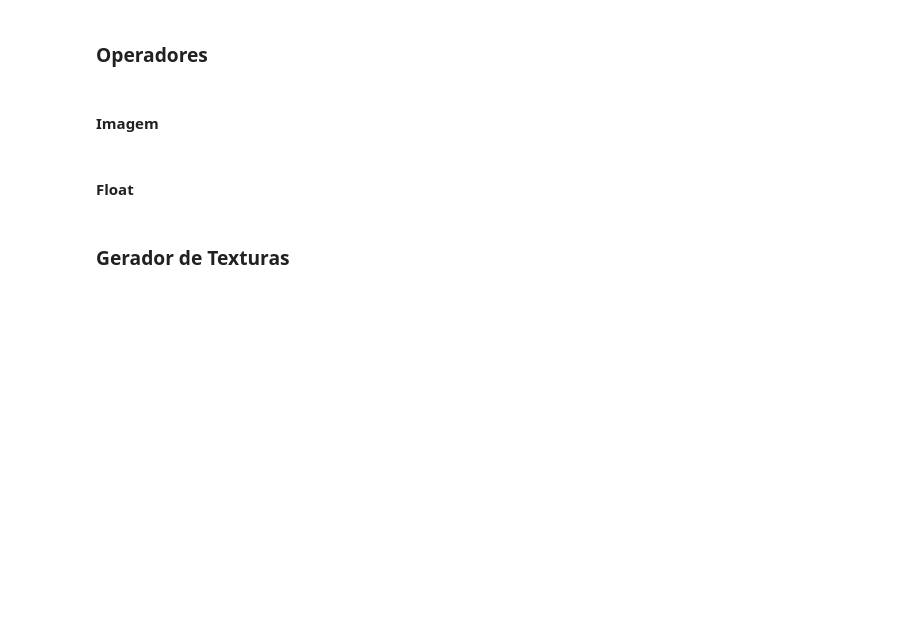
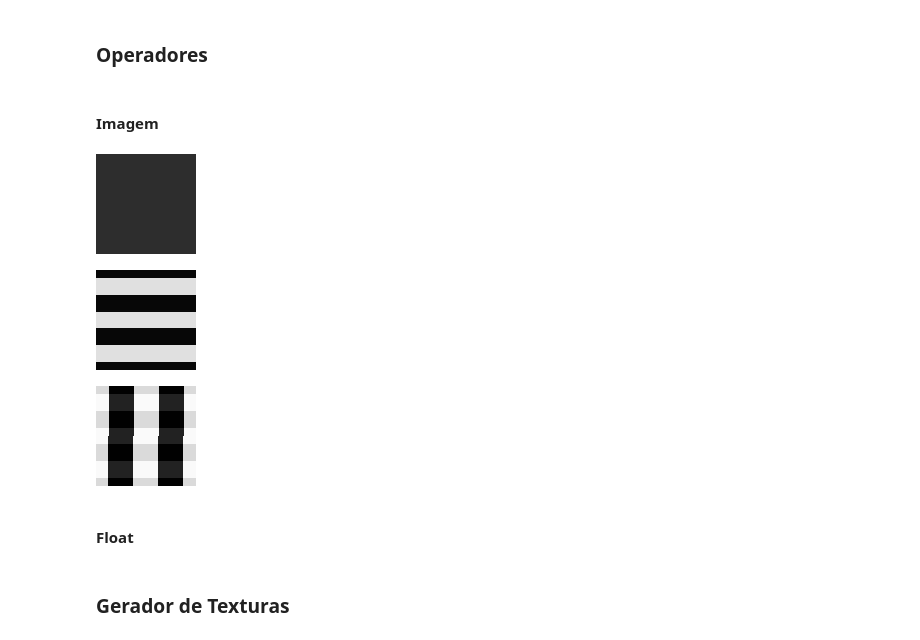
Before and after one commit to viniciusvmda/procedural-texture, a Jupyter notebook: gp.ipynb, the cells around one changed output. Cells and saved outputs as stored; diff of their text form; code cells hidden in the pictures; blank space fills up the shorter version.

Commit message:
Created new chess operator

```diff
--- a/gp.ipynb
+++ b/gp.ipynb
@@ -247,3 +287,17 @@ class ImageOperator:
+# %%
+imageOp = ImageOperator(np.full((100,100,3), 255, dtype=np.uint8))
+listrasHorizontal = imageOp.createTiles(2, 0)
+listrasVertical = imageOp.createTiles(1, 1.57)
+img = np.full((100,100,3), 45, dtype=np.uint8)
+cv2_imshow(img)
+out = imageOp.addWeighted(img, listrasHorizontal, 0.5)
+cv2_imshow(out)
+out = imageOp.addWeighted(out, listrasVertical, 0.5)
+cv2_imshow(out)
+# %% [output]
+[figure, added]
+[figure, added]
+[figure, added]
 # %% [markdown]
 #### Float
 # %%
```
Also changed, not shown: parts of 3 cells of this notebook.
